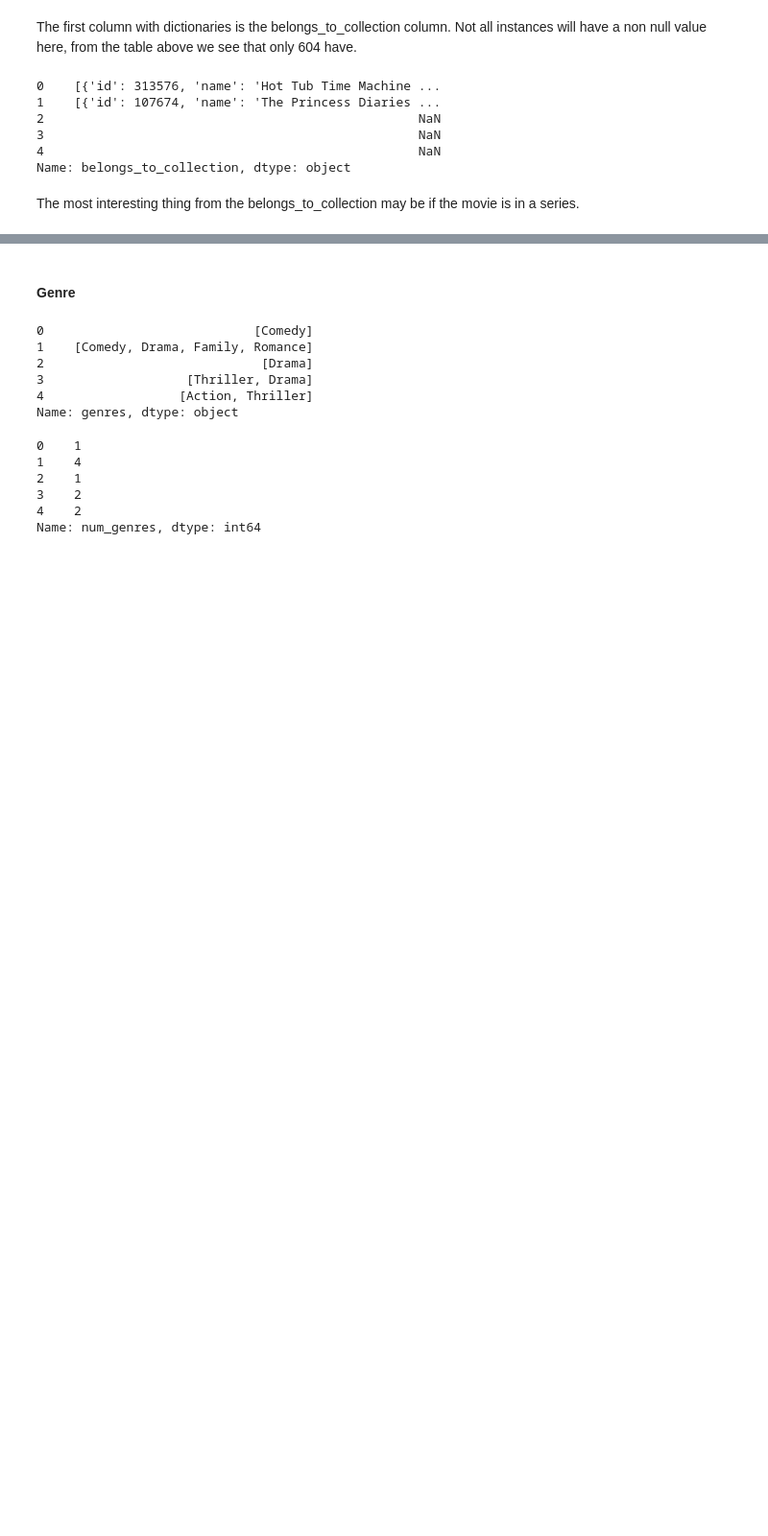
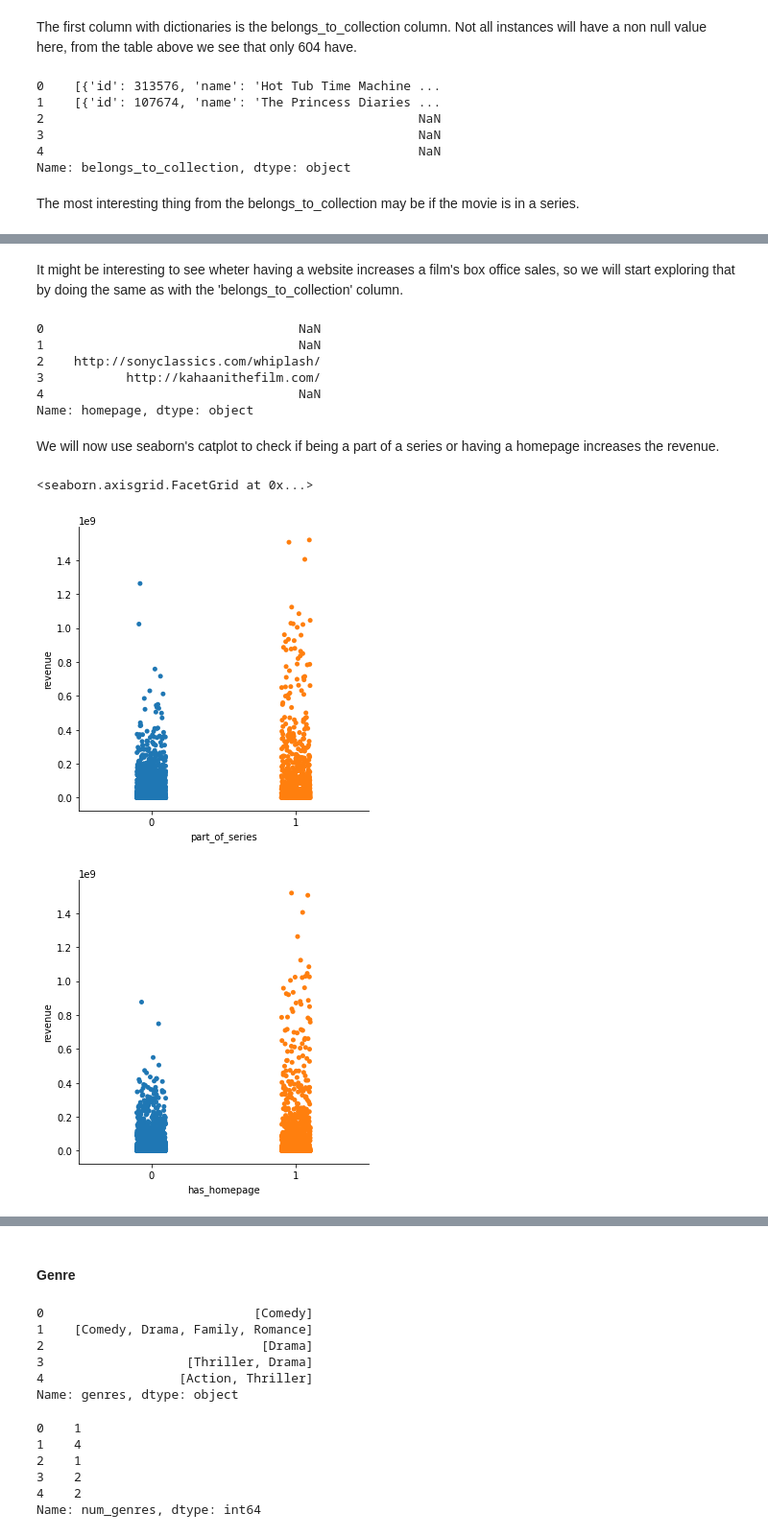
Before and after one commit to h180220/DAT158-ML2, a Jupyter notebook: ML-Innlevering2.ipynb, the cells around one changed output, grey strips where cells are left out. Shown: that part at 96% size. Cells and saved outputs as stored; diff of their text form; code cells hidden in the pictures; blank space fills up the shorter version.

```diff
--- a/ML-Innlevering2.ipynb
+++ b/ML-Innlevering2.ipynb
@@ -244,0 +251,11 @@ Name: has_collection, dtype: int32
+# %% [markdown]
+It might be interesting to see wheter having a website increases a film's box office sales, so we will start exploring that by doing the same as with the 'belongs_to_collection' column.
+# %%
+print(films['homepage'][0:5])
+# %% [output]
+0                                  NaN
+1                                  NaN
+2    http://sonyclassics.com/whiplash/
+3           http://kahaanithefilm.com/
+4                                  NaN
+Name: homepage, dtype: object
@@ -244,0 +268,2 @@ Name: has_collection, dtype: int32
+# %% [markdown]
+We will now use seaborn's catplot to check if being a part of a series or having a homepage increases the revenue.
@@ -244,0 +272,7 @@ Name: has_collection, dtype: int32
+# %%
+sb.catplot(x='part_of_series', y='revenue', data=films)
+sb.catplot(x='has_homepage', y='revenue', data=films)
+# %% [output]
+<seaborn.axisgrid.FacetGrid at 0x...>
+[figure, added]
+[figure, added]
```
Also changed, not shown: parts of 30 cells of this notebook.
